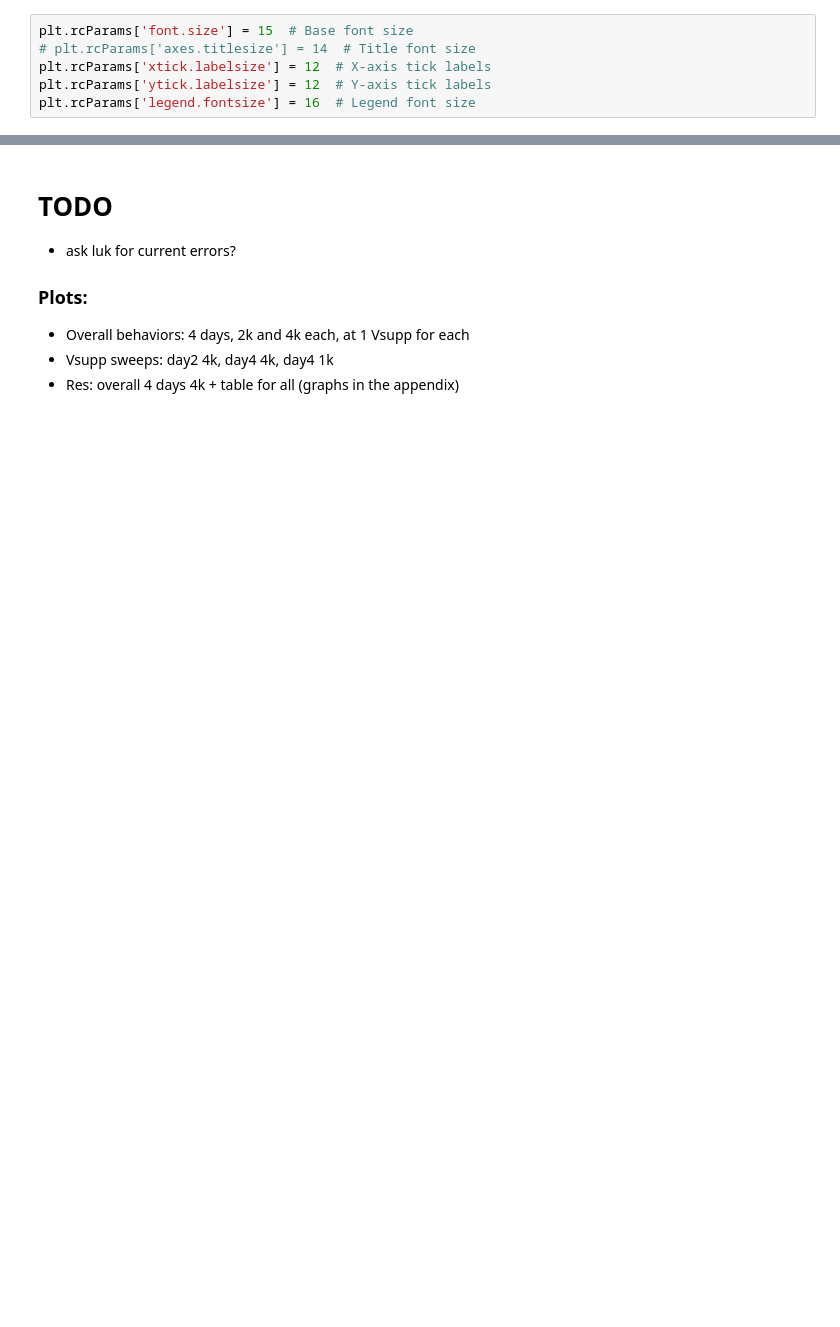
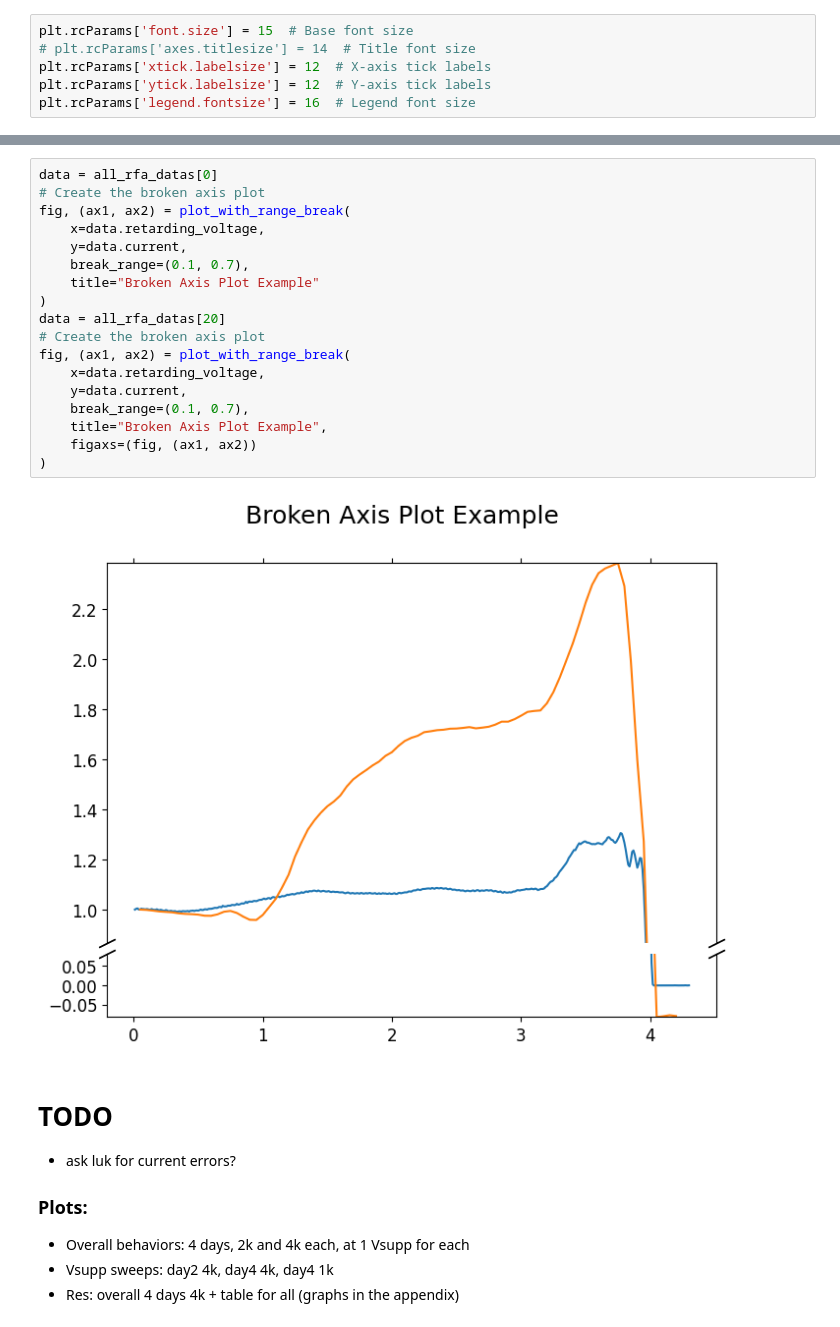
Before and after one commit to naki23/PL4-RFA, a Jupyter notebook: RFA_main2.ipynb, the cells around one changed output, grey strips where cells are left out. Cells and saved outputs as stored; diff of their text form; blank space fills up the shorter version.

```diff
--- a/RFA_main2.ipynb
+++ b/RFA_main2.ipynb
@@ -458,3 +587,23 @@ Can't normalize peak data
+# %%
+data = all_rfa_datas[0]
+# Create the broken axis plot
+fig, (ax1, ax2) = plot_with_range_break(
+    x=data.retarding_voltage,
+    y=data.current,
+    break_range=(0.1, 0.7),
+    title="Broken Axis Plot Example"
+)
+data = all_rfa_datas[20]
+# Create the broken axis plot
+fig, (ax1, ax2) = plot_with_range_break(
+    x=data.retarding_voltage,
+    y=data.current,
+    break_range=(0.1, 0.7),
+    title="Broken Axis Plot Example",
+    figaxs=(fig, (ax1, ax2))
+)
+# %% [output]
+[figure, added]
 # %% [markdown]
 # TODO
 
```
Also changed, not shown: parts of 5 cells of this notebook, 2 other files.
